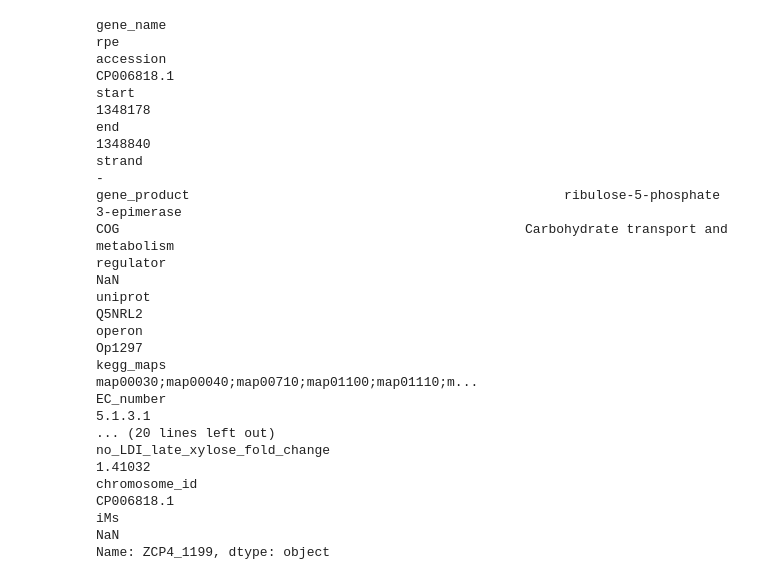
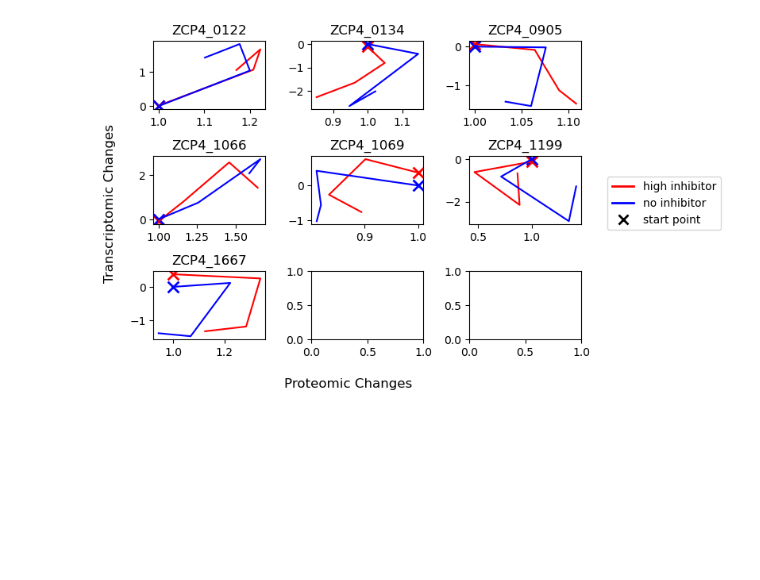
Before and after one commit to cristalzucsd/iModulonMiner, a Jupyter notebook: 5_characterize_iModulons/8_xylose_story.ipynb, the cells around one changed output. Cells and saved outputs as stored; diff of their text form; code cells hidden in the pictures; blank space fills up the shorter version.

```diff
--- a/5_characterize_iModulons/8_xylose_story.ipynb
+++ b/5_characterize_iModulons/8_xylose_story.ipynb
@@ -115,20 +71,56 @@ array([0.10951176, 1.94821127, 2.91324788, ..., 1.59209521, 3.11800844,
-# %%
-ica_data.gene_table.loc['ZCP4_1199']
-# %% [output]
-gene_name                                                                                rpe
-accession                                                                         CP006818.1
-start                                                                                1348178
-end                                                                                  1348840
-strand                                                                                     -
-gene_product                                                ribulose-5-phosphate 3-epimerase
-COG                                                    Carbohydrate transport and metabolism
-regulator                                                                                NaN
-uniprot                                                                               Q5NRL2
-operon                                                                                Op1297
-kegg_maps                                  map00030;map00040;map00710;map01100;map01110;m...
-EC_number                                                                            5.1.3.1
-... (20 lines left out)
-no_LDI_late_xylose_fold_change                                                       1.41032
-chromosome_id                                                                     CP006818.1
-iMs                                                                                      NaN
-Name: ZCP4_1199, dtype: object
+# %%
+# pulled by looking at KEGG map
+PPP_genes = [
+    'ZCP4_0122', 'ZCP4_0134', 'ZCP4_0905', 'ZCP4_1066',
+    'ZCP4_1069', 'ZCP4_1199', 'ZCP4_1667',
+]
+xylose_to_g3p_genes = [
+    'ZCP4_1069', 'ZCP4_0134', 'ZCP4_1066', 'ZCP4_0801',
+]
+
+fig, axs = plt.subplots(3,3)
+ax_iter = iter(axs.flatten())
+for gene in PPP_genes:
+    ax = next(ax_iter)
+    # let's look at expression, iM activity, and proteomics of the genes in question
+    #prot_index = ica_data.gene_table.loc[gene].ZM4_locus.split('_')[1]
+    gene_changes = sample_X_df[column_to_sample.values()].loc[gene]
+    prot_changes = ica_data.gene_table.loc[gene][column_to_sample.keys()].rename(index = column_to_sample)
+    #proteomics_df.loc[prot_index].rename(index = column_to_sample)
+
+    order_1 = [
+        'lignocellulose_ferment:high_ACSH_early',
+        'lignocellulose_ferment:high_ACSH_mid',
+        'lignocellulose_ferment:high_ACSH_late',
+        'lignocellulose_ferment:high_ACSH_stat',
+    ]
+    order_2 = [
+        'lignocellulose_ferment:low_ACSH_early',
+        'lignocellulose_ferment:low_ACSH_mid',
+        'lignocellulose_ferment:low_ACSH_late',
+        'lignocellulose_ferment:low_ACSH_stat'
+    ]
+
+    ax.set_title(gene)
+    ax.scatter(prot_changes.loc[order_1][0], gene_changes.loc[order_1][0], c = 'red', marker = 'x', lw = 2, s = 100)
+    ax.scatter(prot_changes.loc[order_2][0], gene_changes.loc[order_2][0], c = 'blue', marker = 'x', lw = 2, s = 100)
+    ax.plot(prot_changes.loc[order_1], gene_changes.loc[order_1], c = 'red', label = 'high_ACSH')
+    ax.plot(prot_changes.loc[order_2], gene_changes.loc[order_2], c = 'blue', label = 'low_ACSH')
+fig.supxlabel('Proteomic Changes')
+fig.supylabel('Transcriptomic Changes')
+
+# Create custom legend elements using Line2D and Patch
+legend_handles = [
+    Line2D([0], [0], color='red', lw=2, label='high inhibitor'),
+    Line2D([0], [0], color='blue', lw=2, label='no inhibitor'),
+    Line2D([0], [0], color='black', lw=0, marker='x', markersize=8, markeredgewidth=2, label='start point')
+]
+patch = Patch(color='yellow', label='Custom Patch')  # Example of a patch in the legend
+
+# Combine the line and patch objects into a single legend
+fig.legend(handles = legend_handles, loc='center left', bbox_to_anchor=(1, 0.5))
+
+plt.tight_layout()
+plt.show()
+# %% [output]
+[figure, added]
```
Also changed, not shown: parts of 6 cells of this notebook.
